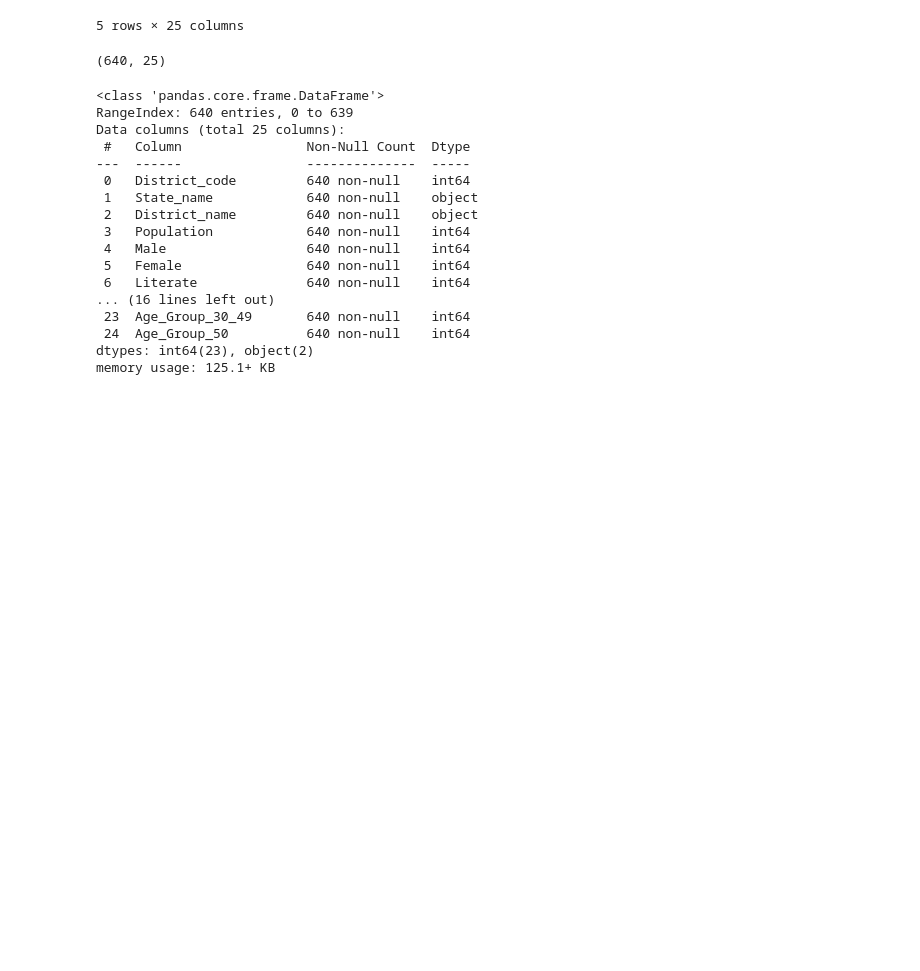
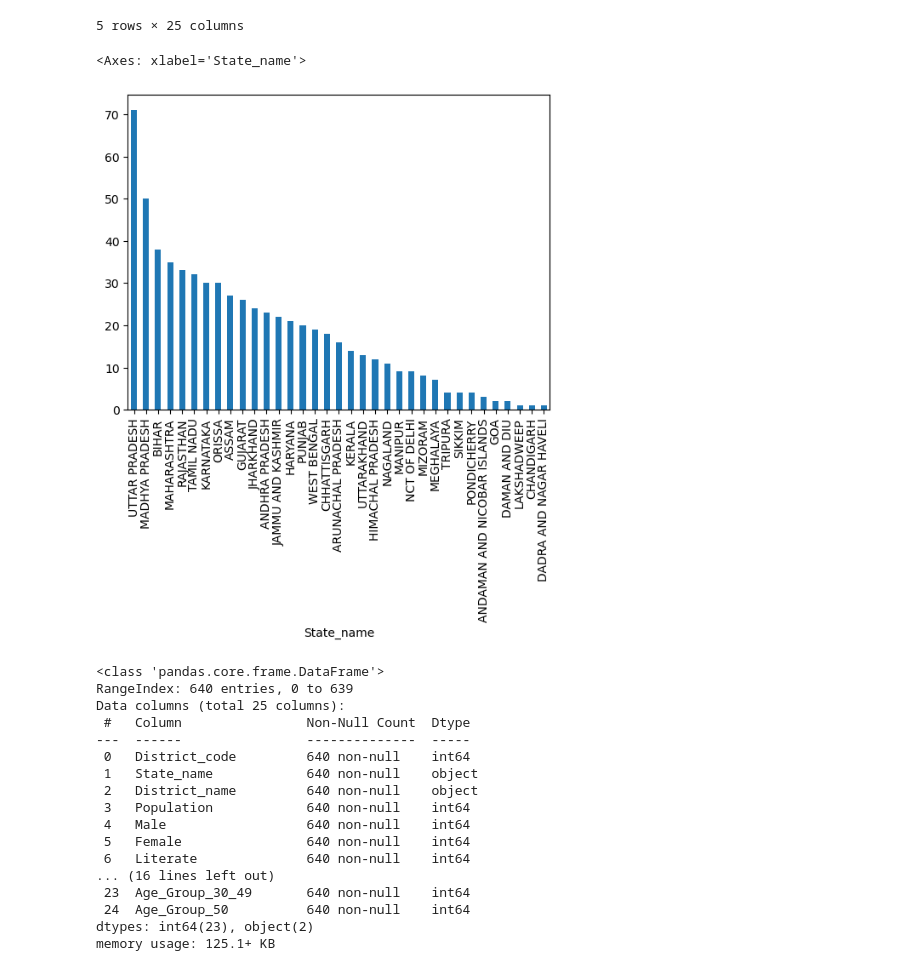
Before and after one commit to Joylineachola/Data-Analysis, a Jupyter notebook: Census_Data_Analysis.ipynb, the cells around one changed output. Cells and saved outputs as stored; diff of their text form; code cells hidden in the pictures; blank space fills up the shorter version.

```diff
--- a/Census_Data_Analysis.ipynb
+++ b/Census_Data_Analysis.ipynb
@@ -11,10 +11,11 @@ data.head()
 | 3 | 4 | JAMMU AND KASHMIR | Kargil | 140802 | 77785 | 63017 | 86236 | 51873 | ... |
 | 4 | 5 | JAMMU AND KASHMIR | Punch | 476835 | 251899 | 224936 | 261724 | 161393 | ... |
 5 rows × 25 columns
-# %%
-data.shape
-# %% [output]
-(640, 25)
+# %%
+data["State_name"].value_counts().plot(kind="bar")
+# %% [output]
+<Axes: xlabel='State_name'>
+[figure, added]
 # %%
 data.info()
 # %% [output]
```
Also changed, not shown: 2 other files.
